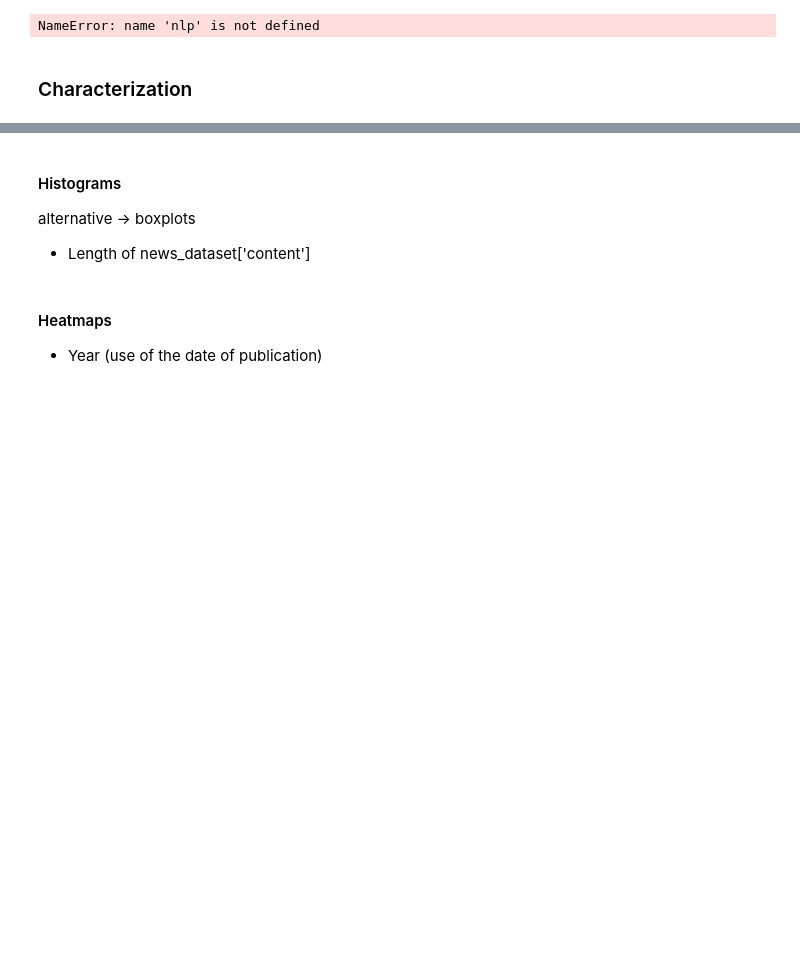
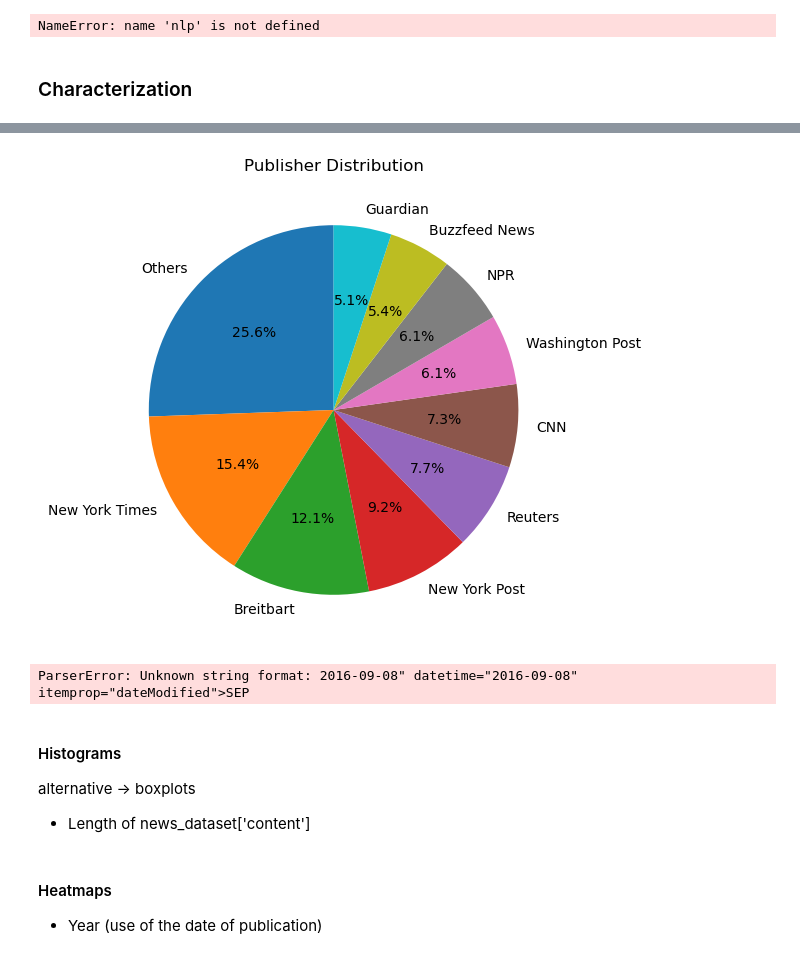
Before and after one commit to diogofonte/feup-pri, a Jupyter notebook: data_preparation/pipeline.ipynb, the cells around one changed output, grey strips where cells are left out. Drawn from its saved outputs; the diff is of its cells as text; code cells hidden in the pictures; blank space fills up the shorter version.

```diff
--- a/data_preparation/pipeline.ipynb
+++ b/data_preparation/pipeline.ipynb
@@ -275,3 +282,44 @@ NameError: name 'nlp' is not defined
+# %%
+# Pie chart for Publisher distribution
+publisher_counts = news_dataset_analysis['publisher'].value_counts()
+small_publishers = publisher_counts[publisher_counts / publisher_counts.sum() < threshold].index
+news_dataset_analysis['publisher'] = news_dataset_analysis['publisher'].apply(lambda x: 'Others' if x in small_publishers else x)
+publisher_counts = news_dataset_analysis['publisher'].value_counts()
+
+plt.figure(figsize=(6, 6))
+plt.pie(publisher_counts, labels=publisher_counts.index, autopct='%1.1f%%', startangle=90)
+plt.title("Publisher Distribution")
+plt.show()
+# %% [output]
+[figure, added]
+# %%
+# NOT WORKING
+
+
+# Handle the date column and create a year column
+try:
+    news_dataset_analysis['date'] = pd.to_datetime(news_dataset_analysis['date'])
+    news_dataset_analysis['year'] = news_dataset_analysis['date'].dt.year
+except pd.errors.OutOfBoundsDatetime as e:
+    print(f"Error: {e}")
+    # Handle or skip the problematic rows
+
+# Group by year and count the occurrences
+year_counts = news_dataset_analysis['year'].value_counts()
+
+# Create the "Others" category for small sections
+threshold = 0.05  # Adjust the threshold as needed
+small_years = year_counts[year_counts / year_counts.sum() < threshold].index
+year_counts.loc['Others'] = year_counts[small_years].sum()
+year_counts.drop(small_years, inplace=True)
+
+# Plot the pie chart for Year distribution
+plt.figure(figsize=(6, 6))
+plt.pie(year_counts, labels=year_counts.index, autopct='%1.1f%%', startangle=90)
+plt.title("Year Distribution")
+plt.show()
+# %% [output]
+ParserError: Unknown string format: 2016-09-08" datetime="2016-09-08" itemprop="dateModified">SEP
 # %% [markdown]
 #### Histograms
 alternative -> boxplots
```
Also changed, not shown: parts of 7 cells of this notebook.
